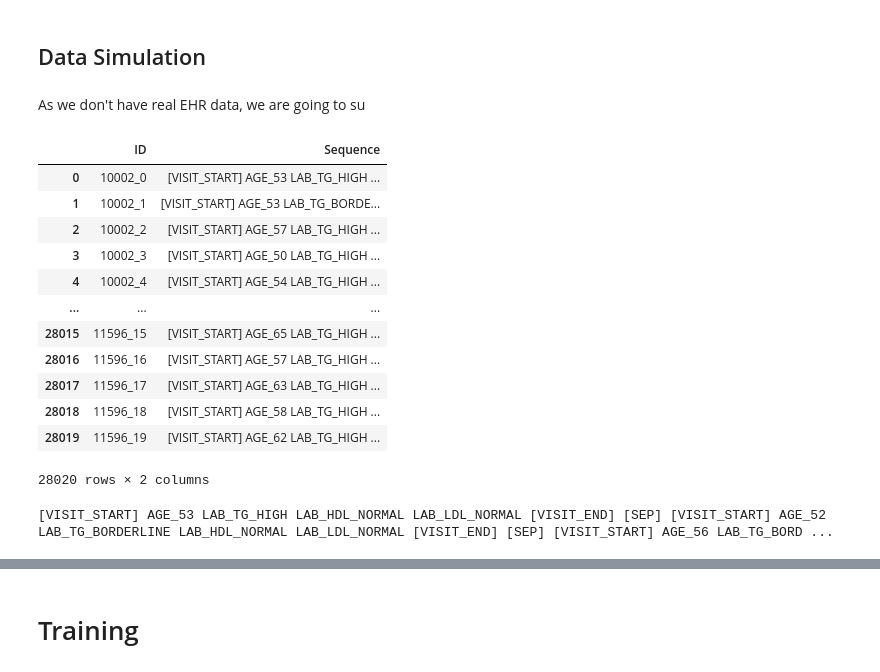
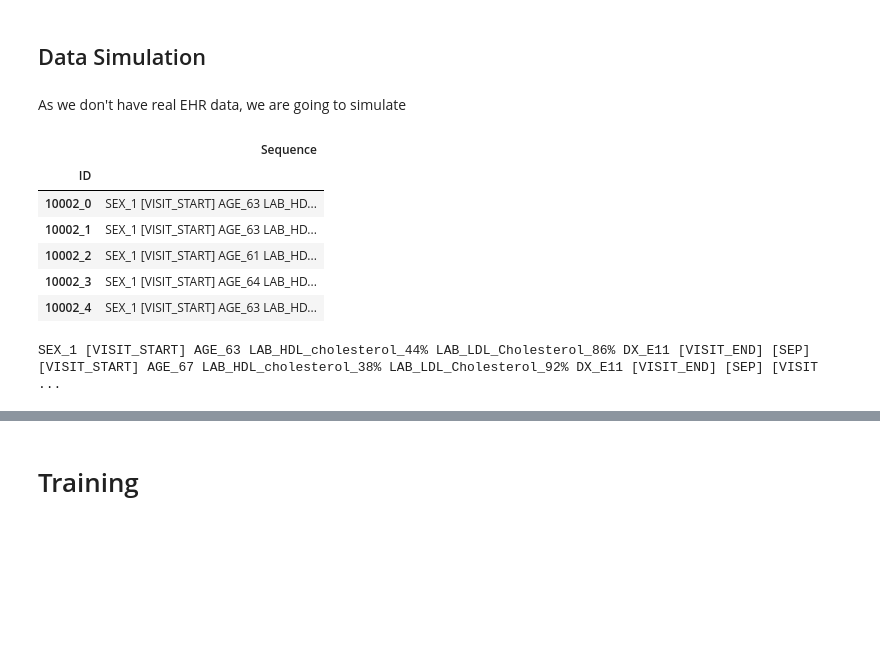
Before and after one commit to RasmussenLab/integrative_post_gwas_methods_course, a Jupyter notebook: notebooks/eir-transformer.ipynb, the cells around one changed output, grey strips where cells are left out. Saved outputs shown, nothing was run; the diff lists cells and outputs as text; code cells hidden in the pictures; blank space fills up the shorter version.

```diff
--- a/notebooks/eir-transformer.ipynb
+++ b/notebooks/eir-transformer.ipynb
@@ -26,4 +32,4 @@ labels: (1401, 6)
 # %% [markdown]
 ## Data Simulation
 # %% [markdown]
-As we don't have real EHR data, we are going to su
+As we don't have real EHR data, we are going to simulate
@@ -117,20 +38,16 @@ df_seq, df_cad = generate_ehr_datasets(df_labels, num_samples_per_patient=20)
+# %%
+df_seq_train = pd.read_csv("../reference_data/eir-transformer/df_ehr.csv", index_col=0)
 # %%
-df_seq
+df_seq_train.head(5)
 # %% [output]
-|  | ID | Sequence |
-| 0 | 10002_0 | [VISIT_START] AGE_53 LAB_TG_HIGH ... |
-| 1 | 10002_1 | [VISIT_START] AGE_53 LAB_TG_BORDE... |
-| 2 | 10002_2 | [VISIT_START] AGE_57 LAB_TG_HIGH ... |
-| 3 | 10002_3 | [VISIT_START] AGE_50 LAB_TG_HIGH ... |
-| 4 | 10002_4 | [VISIT_START] AGE_54 LAB_TG_HIGH ... |
-| ... | ... | ... |
-| 28015 | 11596_15 | [VISIT_START] AGE_65 LAB_TG_HIGH ... |
-| 28016 | 11596_16 | [VISIT_START] AGE_57 LAB_TG_HIGH ... |
-| 28017 | 11596_17 | [VISIT_START] AGE_63 LAB_TG_HIGH ... |
-| 28018 | 11596_18 | [VISIT_START] AGE_58 LAB_TG_HIGH ... |
-| 28019 | 11596_19 | [VISIT_START] AGE_62 LAB_TG_HIGH ... |
+|  | Sequence |
+| ID |  |
+| 10002_0 | SEX_1 [VISIT_START] AGE_63 LAB_HD... |
+| 10002_1 | SEX_1 [VISIT_START] AGE_63 LAB_HD... |
+| 10002_2 | SEX_1 [VISIT_START] AGE_61 LAB_HD... |
+| 10002_3 | SEX_1 [VISIT_START] AGE_64 LAB_HD... |
+| 10002_4 | SEX_1 [VISIT_START] AGE_63 LAB_HD... |
-28020 rows × 2 columns
 # %%
-print(df_seq.iloc[0]['Sequence'])
+print(df_seq_train.iloc[0]['Sequence'])
 # %% [output]
-[VISIT_START] AGE_53 LAB_TG_HIGH LAB_HDL_NORMAL LAB_LDL_NORMAL [VISIT_END] [SEP] [VISIT_START] AGE_52 LAB_TG_BORDERLINE LAB_HDL_NORMAL LAB_LDL_NORMAL [VISIT_END] [SEP] [VISIT_START] AGE_56 LAB_TG_BORD ...
+SEX_1 [VISIT_START] AGE_63 LAB_HDL_cholesterol_44% LAB_LDL_Cholesterol_86% DX_E11 [VISIT_END] [SEP] [VISIT_START] AGE_67 LAB_HDL_cholesterol_38% LAB_LDL_Cholesterol_92% DX_E11 [VISIT_END] [SEP] [VISIT ...
```
Also changed, not shown: parts of 28 cells of this notebook, 14 other files.
